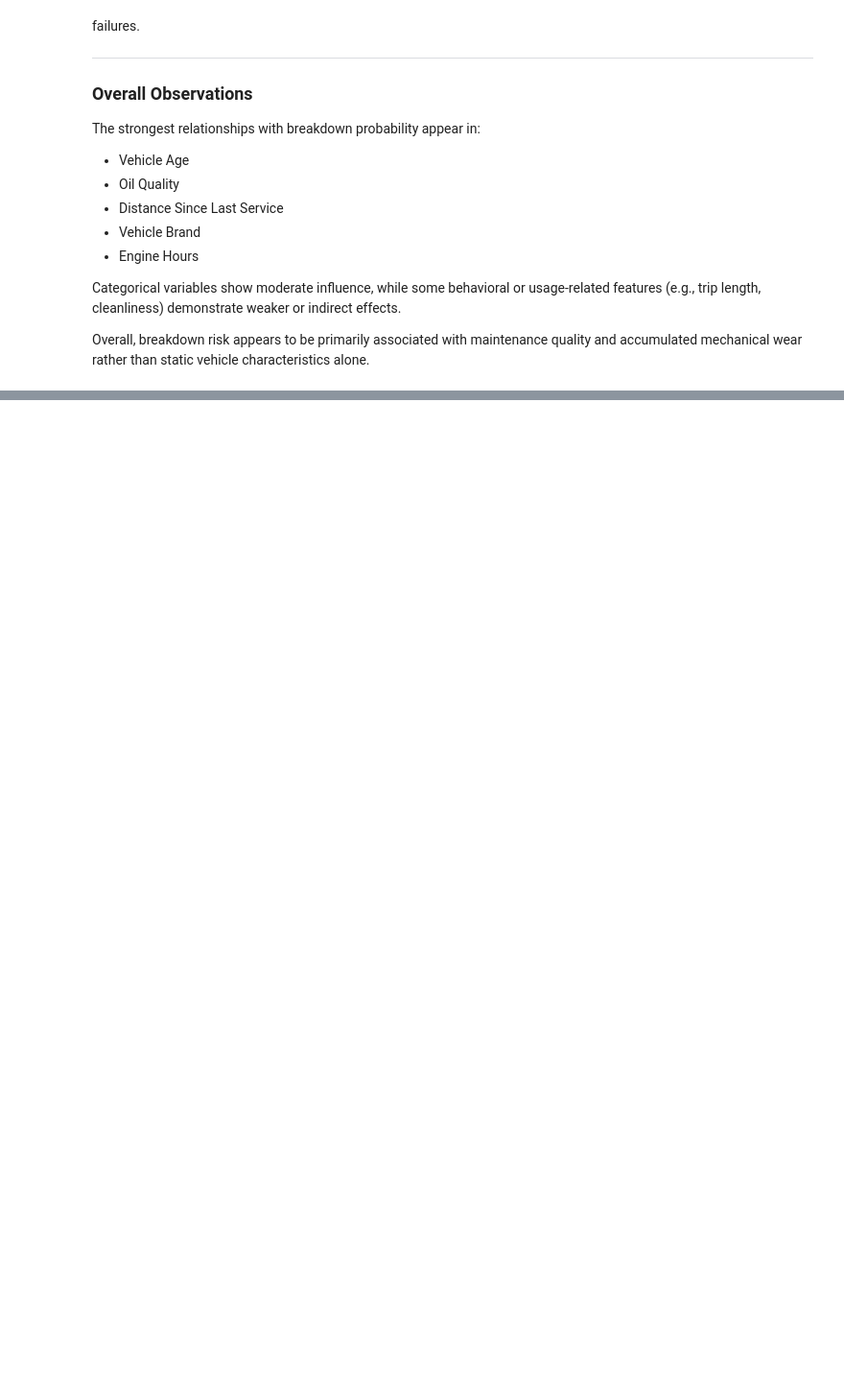
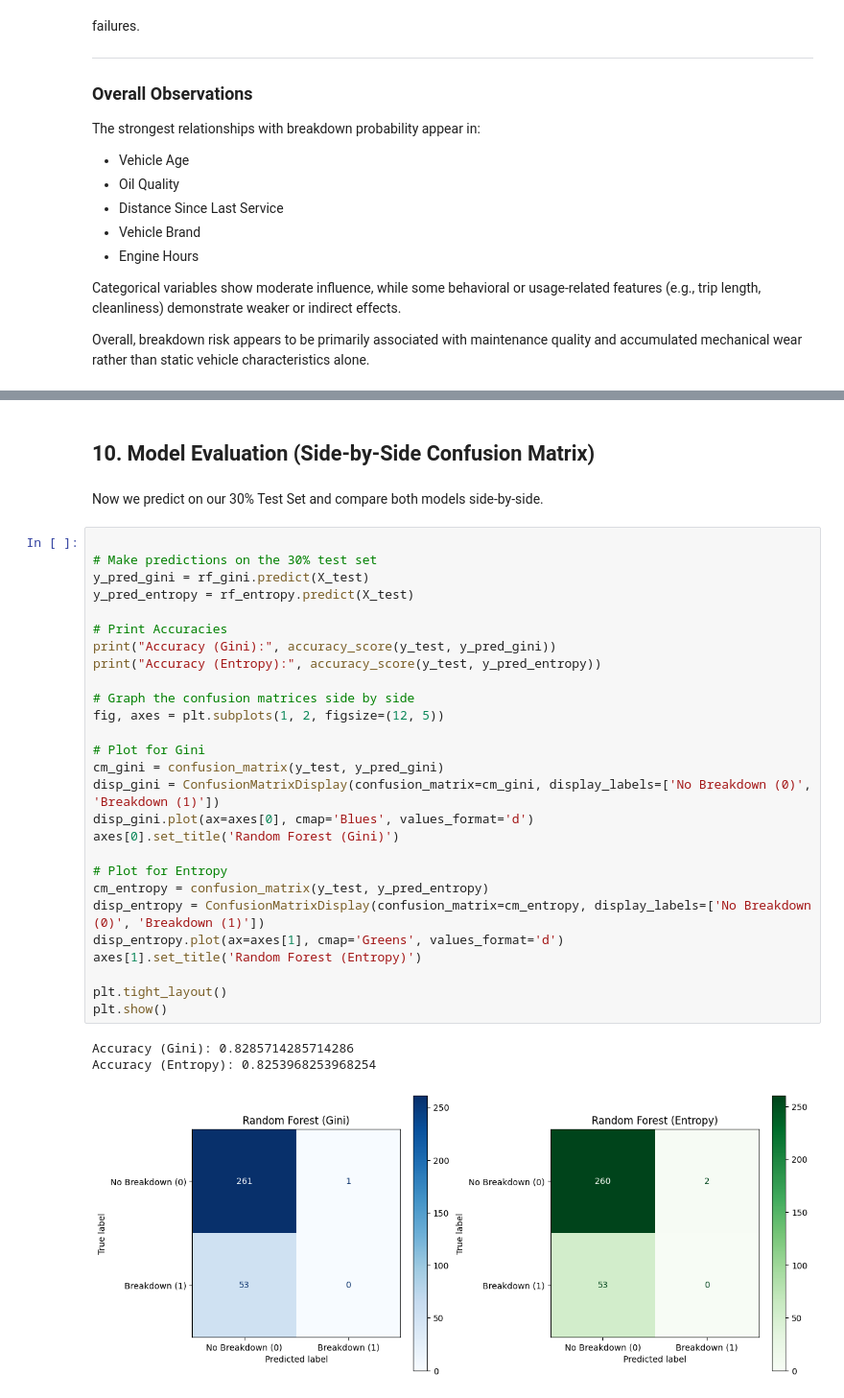
Before and after one commit to IlliaKrivoruchko/Car_Breakdown, a Jupyter notebook: Car_Breakdown_Team7.ipynb, the cells around one changed output, grey strips where cells are left out. Shown at 96% size. Saved outputs shown, nothing was run; the diff lists cells and outputs as text; blank space fills up the shorter version.

```diff
--- a/Car_Breakdown_Team7.ipynb
+++ b/Car_Breakdown_Team7.ipynb
@@ -655,0 +598,35 @@ Based on this critical analysis, we made the active decision to implement median
+# %% [markdown]
+## 10. Model Evaluation (Side-by-Side Confusion Matrix)
+# %% [markdown]
+Now we predict on our 30% Test Set and compare both models side-by-side.
+# %%
+
+# Make predictions on the 30% test set
+y_pred_gini = rf_gini.predict(X_test)
+y_pred_entropy = rf_entropy.predict(X_test)
+
+# Print Accuracies
+print("Accuracy (Gini):", accuracy_score(y_test, y_pred_gini))
+print("Accuracy (Entropy):", accuracy_score(y_test, y_pred_entropy))
+
+# Graph the confusion matrices side by side
+fig, axes = plt.subplots(1, 2, figsize=(12, 5))
+
+# Plot for Gini
+cm_gini = confusion_matrix(y_test, y_pred_gini)
+disp_gini = ConfusionMatrixDisplay(confusion_matrix=cm_gini, display_labels=['No Breakdown (0)', 'Breakdown (1)'])
+disp_gini.plot(ax=axes[0], cmap='Blues', values_format='d')
+axes[0].set_title('Random Forest (Gini)')
+
+# Plot for Entropy
+cm_entropy = confusion_matrix(y_test, y_pred_entropy)
+disp_entropy = ConfusionMatrixDisplay(confusion_matrix=cm_entropy, display_labels=['No Breakdown (0)', 'Breakdown (1)'])
+disp_entropy.plot(ax=axes[1], cmap='Greens', values_format='d')
+axes[1].set_title('Random Forest (Entropy)')
+
+plt.tight_layout()
+plt.show()
+# %% [output]
+Accuracy (Gini): 0.8285714285714286
+Accuracy (Entropy): 0.8253968253968254
+[figure, added]
```
Also changed, not shown: parts of 34 cells of this notebook, 3 other files.
